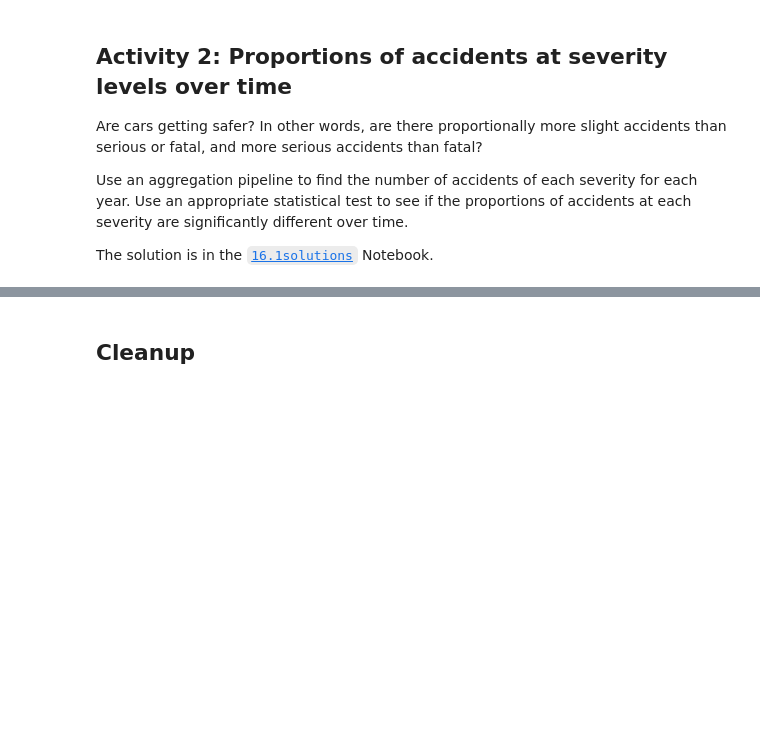
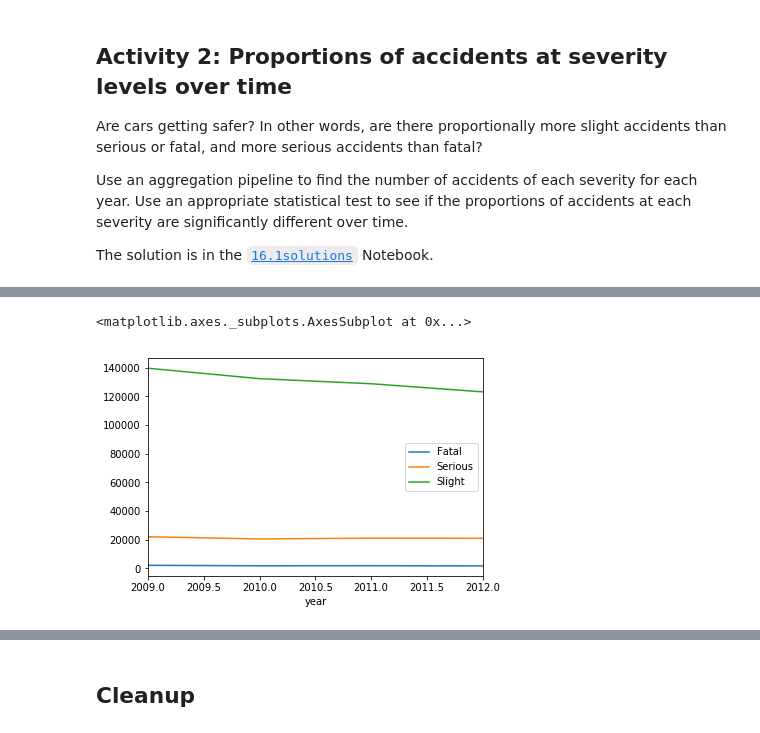
Before and after one commit to snowkuma/tm351-notebooks, a Jupyter notebook: p16/16.1 Accidents over time.ipynb, the cells around one changed output, grey strips where cells are left out. Drawn from its saved outputs; the diff is of its cells as text; code cells hidden in the pictures; blank space fills up the shorter version.

```diff
--- a/p16/16.1 Accidents over time.ipynb
+++ b/p16/16.1 Accidents over time.ipynb
@@ -111,0 +211,12 @@ The solution is in the [`16.1solutions`](16.1solutions.ipynb) Notebook.
+# %%
+# Generate the data.
+pipeline = [
+    {'$project': {'Accident_Severity': '$Accident_Severity',
+                  'year': {'$year': '$Datetime'}}},
+    {'$group': {'_id': {'Accident_Severity': '$Accident_Severity',
+                        'year': '$year'},
+                'count': {'$sum': 1}}},
+    {'$sort': {'_id': 1}}
+]
+results = list(accidents.aggregate(pipeline))
+results
@@ -111,0 +236,9 @@ The solution is in the [`16.1solutions`](16.1solutions.ipynb) Notebook.
+# %%
+# put in to a dataframe
+severity_by_year_long_df = pd.DataFrame([
+        {'Accident_Severity': r['_id']['Accident_Severity'],
+         'year': r['_id']['year'],
+         'count': r['count']}
+        for r in results
+    ])
+severity_by_year_long_df
@@ -111,0 +259,5 @@ The solution is in the [`16.1solutions`](16.1solutions.ipynb) Notebook.
+# %%
+# pivot the df, index by year and relabel the columns
+severity_by_year_df = severity_by_year_long_df.pivot('year', 'Accident_Severity', 'count')
+severity_by_year_df.columns = [label_of['Accident_Severity', c] for c in severity_by_year_df.columns]
+severity_by_year_df
@@ -111,0 +271,5 @@ The solution is in the [`16.1solutions`](16.1solutions.ipynb) Notebook.
+# %%
+severity_by_year_df.plot()
+# %% [output]
+<matplotlib.axes._subplots.AxesSubplot at 0x...>
+[figure, added]
```
Also changed, not shown: parts of 24 cells of this notebook.
